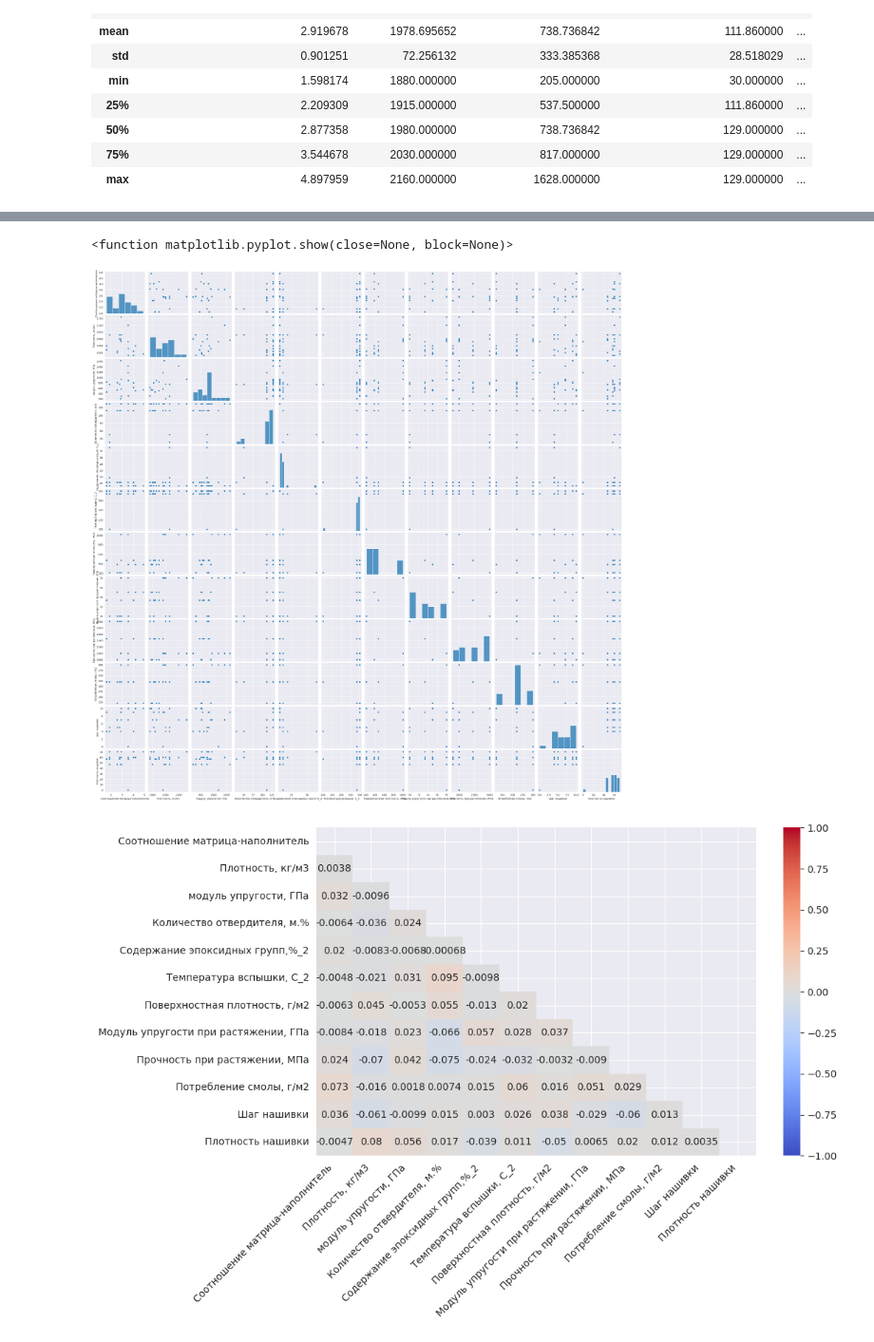
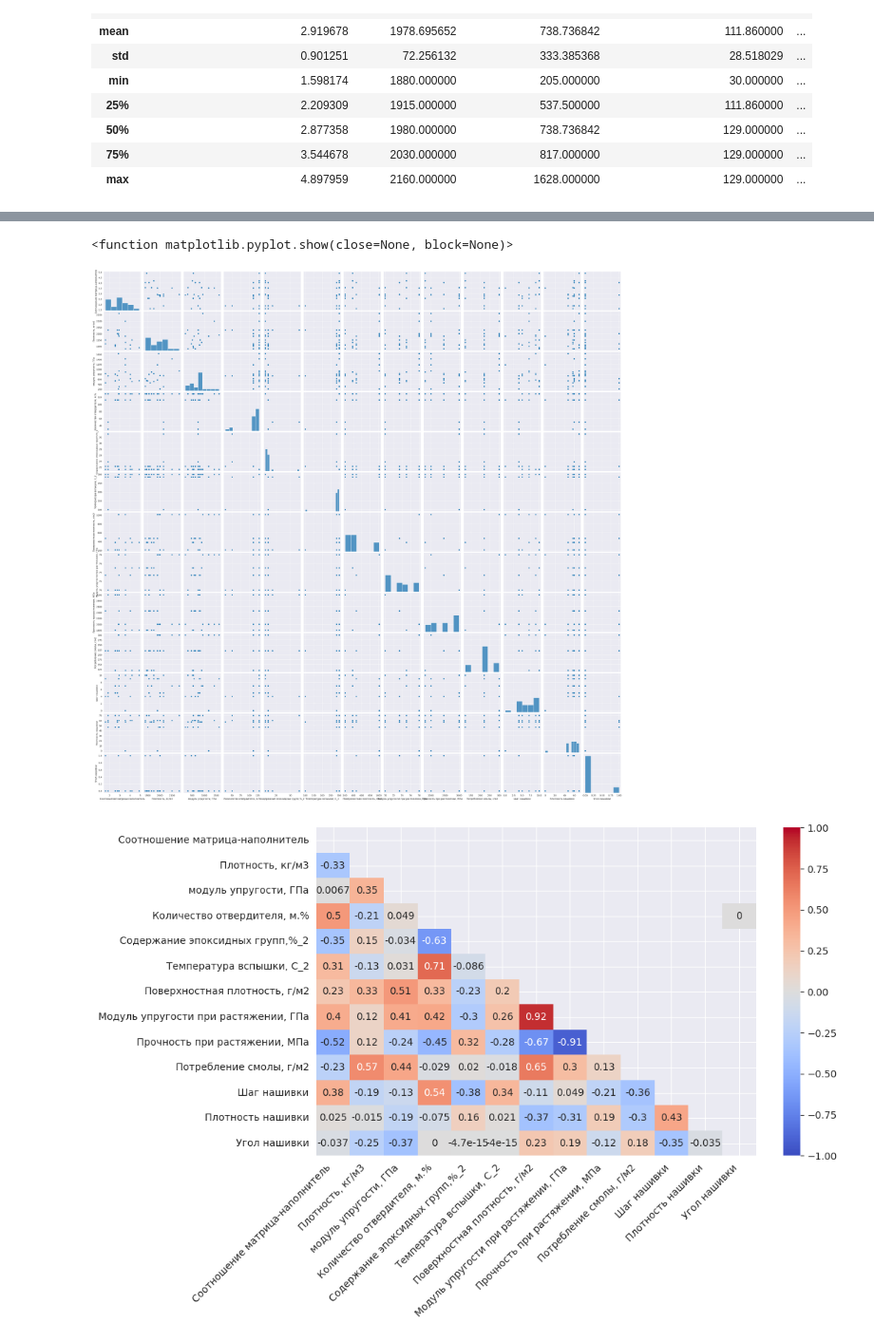
Before and after one commit to S7OV/CompoZit, a Jupyter notebook: VKR_clean_23.ipynb, the cells around one changed output, grey strips where cells are left out. Shown at 95% size. Drawn from its saved outputs; the diff is of its cells as text; code cells hidden in the pictures.

```diff
--- a/VKR_clean_23.ipynb
+++ b/VKR_clean_23.ipynb
@@ -22,3 +22,4 @@ Mounted at /content/gdrive
 df = pd.read_excel('/content/gdrive/MyDrive/Colab Notebooks/ВКР/data/X_sum.xlsx')
 #Удаляем лишний столбец
 df = df.drop(columns='Unnamed: 0')
+df_temp = df.copy()
@@ -101,8 +104,8 @@ plt.show()
 [figure]
 # %%
 #Выведем описательную статисктику для первых 23 строчки датасета
-df_22 = df.drop(index = df.index[23:1023])
-df_22.describe()
+df_23 = df_temp.drop(index = df.index[23:1023])
+df_23.describe()
 # %% [output]
 |  | Соотношение матрица-наполнитель | Плотность, кг/м3 | модуль упругости, ГПа | Количество отвердителя, м.% | ... |
 | count | 23.000000 | 23.000000 | 23.000000 | 23.000000 | ... |
@@ -125,17 +128,17 @@ plt.show()
 # %%
 #Нарисуем попарные графики рассеяния точек
-sns.pairplot(df_22[df_22.columns])
+sns.pairplot(df_23[df_23.columns])
 plt.show
 # %% [output]
 <function matplotlib.pyplot.show(close=None, block=None)>
-[figure, old version]
+[figure, new version]
 # %%
 # Матрица корреляции
-correlation_matrix = np.triu(df_22.corr())
+correlation_matrix = np.triu(df_23.corr())
 # Выводим признаки на тепловую карту
 plt.figure(figsize= (10, 6))
-sns.heatmap(df.corr(), annot = True, vmax = 1, vmin = -1, cmap='coolwarm', mask = correlation_matrix)
+sns.heatmap(df_23.corr(), annot = True, vmax = 1, vmin = -1, cmap='coolwarm', mask = correlation_matrix)
 plt.xticks(rotation=45, ha='right')
 plt.show()
 # %% [output]
-[figure, old version]
+[figure, new version]
```
Also changed, not shown: parts of 10 cells of this notebook.
